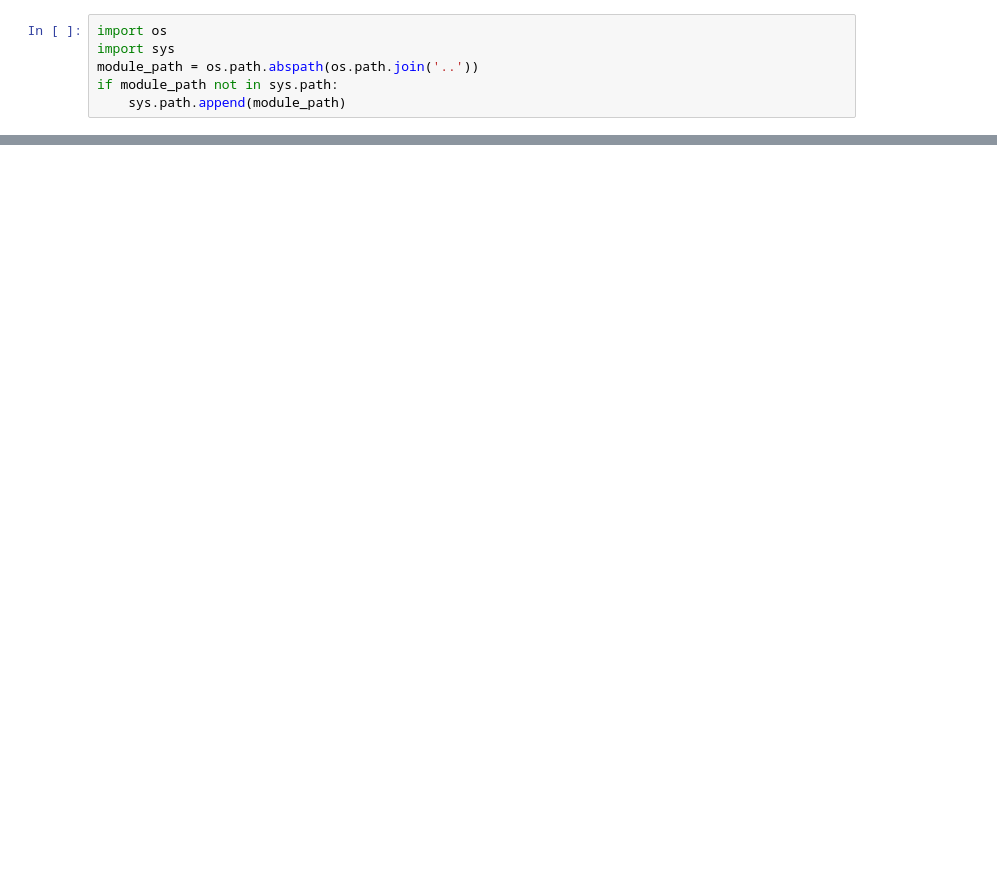
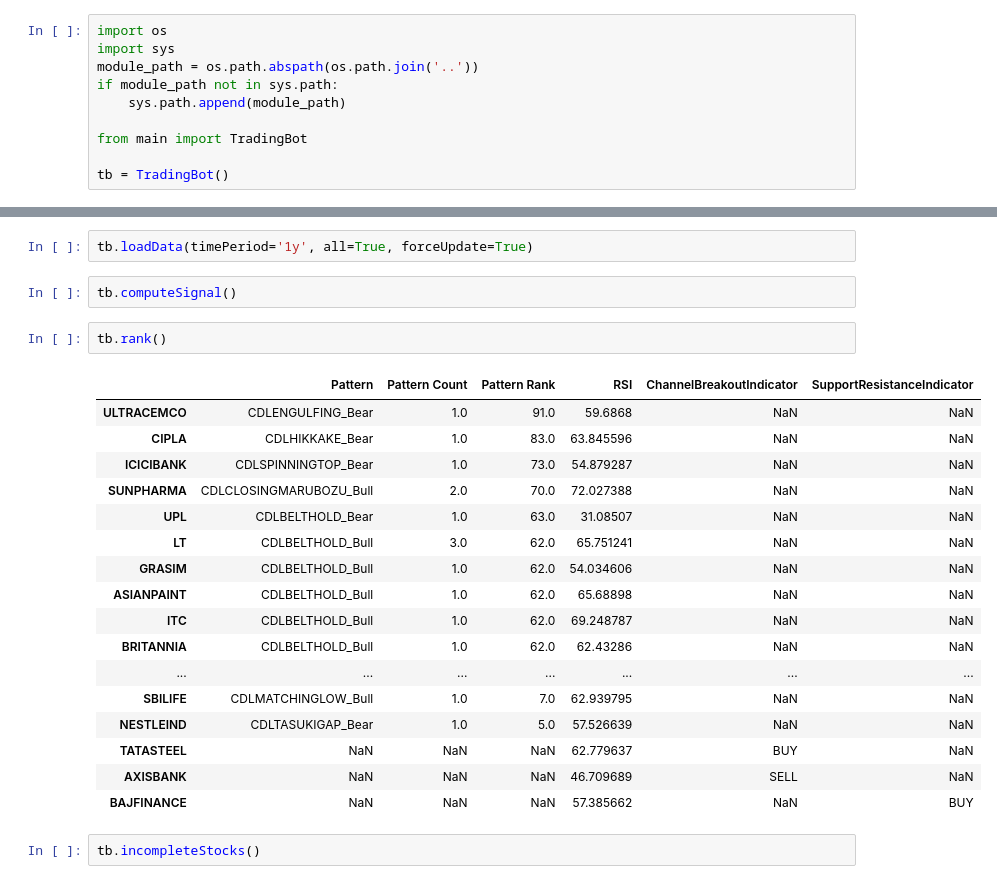
Before and after one commit to Aniruddh97/trading-bot, a Jupyter notebook: jupyter/draft.ipynb, the cells around one changed output, grey strips where cells are left out. Cells and saved outputs as stored; diff of their text form; blank space fills up the shorter version.

Commit message:
TradingBot class

```diff
--- a/jupyter/draft.ipynb
+++ b/jupyter/draft.ipynb
@@ -4,3 +4,7 @@ import sys
 module_path = os.path.abspath(os.path.join('..'))
 if module_path not in sys.path:
     sys.path.append(module_path)
+
+from main import TradingBot
+
+tb = TradingBot()
@@ -22,0 +11,26 @@ sri.showIndicator(len(sri.df.index))
+# %%
+tb.loadData(timePeriod='1y', all=True, forceUpdate=True)
+# %%
+tb.computeSignal()
+# %%
+tb.rank()
+# %% [output]
+|  | Pattern | Pattern Count | Pattern Rank | RSI | ChannelBreakoutIndicator | SupportResistanceIndicator |
+| ULTRACEMCO | CDLENGULFING_Bear | 1.0 | 91.0 | 59.6868 | NaN | NaN |
+| CIPLA | CDLHIKKAKE_Bear | 1.0 | 83.0 | 63.845596 | NaN | NaN |
+| ICICIBANK | CDLSPINNINGTOP_Bear | 1.0 | 73.0 | 54.879287 | NaN | NaN |
+| SUNPHARMA | CDLCLOSINGMARUBOZU_Bull | 2.0 | 70.0 | 72.027388 | NaN | NaN |
+| UPL | CDLBELTHOLD_Bear | 1.0 | 63.0 | 31.08507 | NaN | NaN |
+| LT | CDLBELTHOLD_Bull | 3.0 | 62.0 | 65.751241 | NaN | NaN |
+| GRASIM | CDLBELTHOLD_Bull | 1.0 | 62.0 | 54.034606 | NaN | NaN |
+| ASIANPAINT | CDLBELTHOLD_Bull | 1.0 | 62.0 | 65.68898 | NaN | NaN |
+| ITC | CDLBELTHOLD_Bull | 1.0 | 62.0 | 69.248787 | NaN | NaN |
+| BRITANNIA | CDLBELTHOLD_Bull | 1.0 | 62.0 | 62.43286 | NaN | NaN |
+| ... | ... | ... | ... | ... | ... | ... |
+| SBILIFE | CDLMATCHINGLOW_Bull | 1.0 | 7.0 | 62.939795 | NaN | NaN |
+| NESTLEIND | CDLTASUKIGAP_Bear | 1.0 | 5.0 | 57.526639 | NaN | NaN |
+| TATASTEEL | NaN | NaN | NaN | 62.779637 | BUY | NaN |
+| AXISBANK | NaN | NaN | NaN | 46.709689 | SELL | NaN |
+| BAJFINANCE | NaN | NaN | NaN | 57.385662 | NaN | BUY |
+# %%
+tb.incompleteStocks()
```
Also changed, not shown: parts of 5 cells of this notebook, 5 other files.
